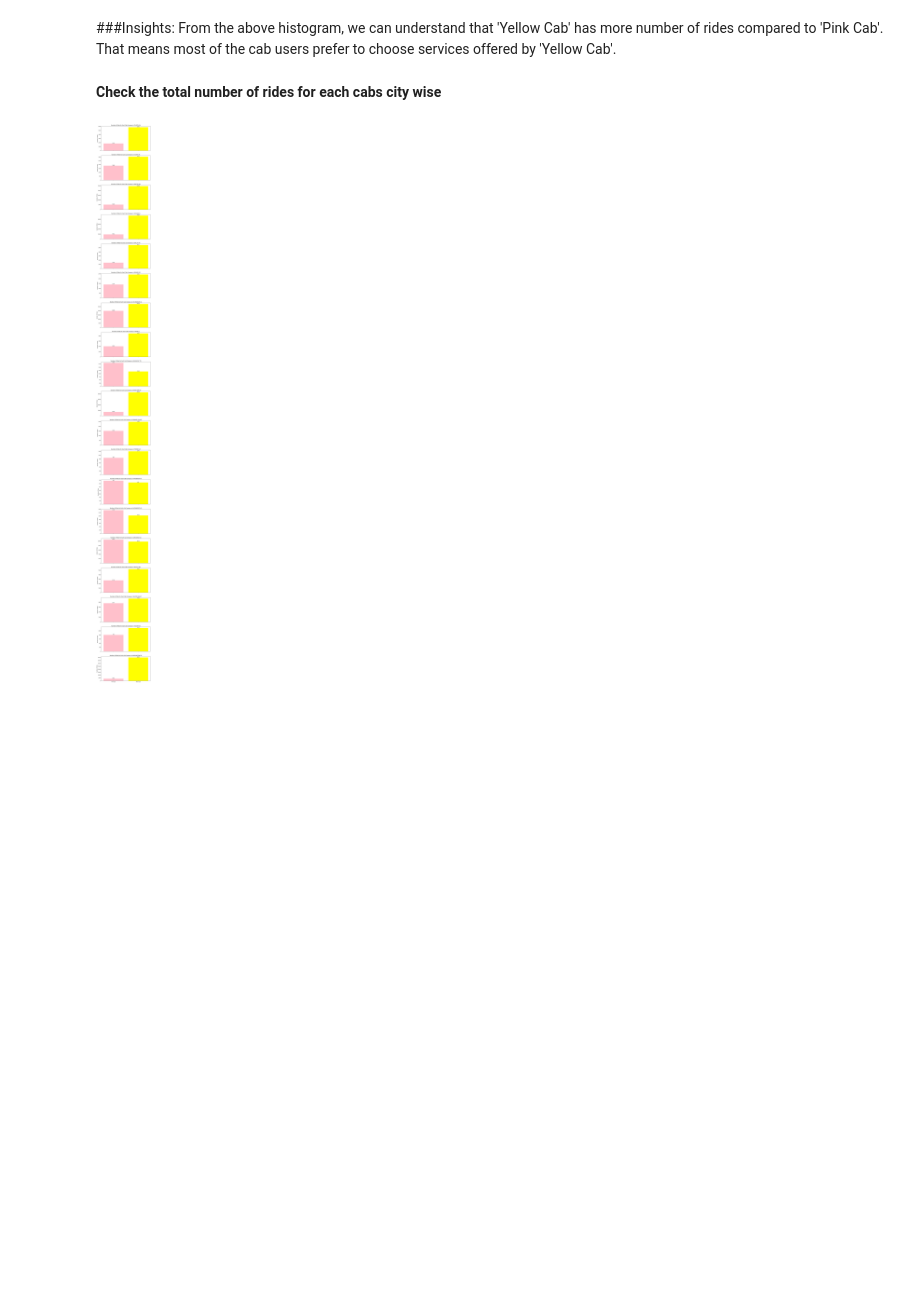
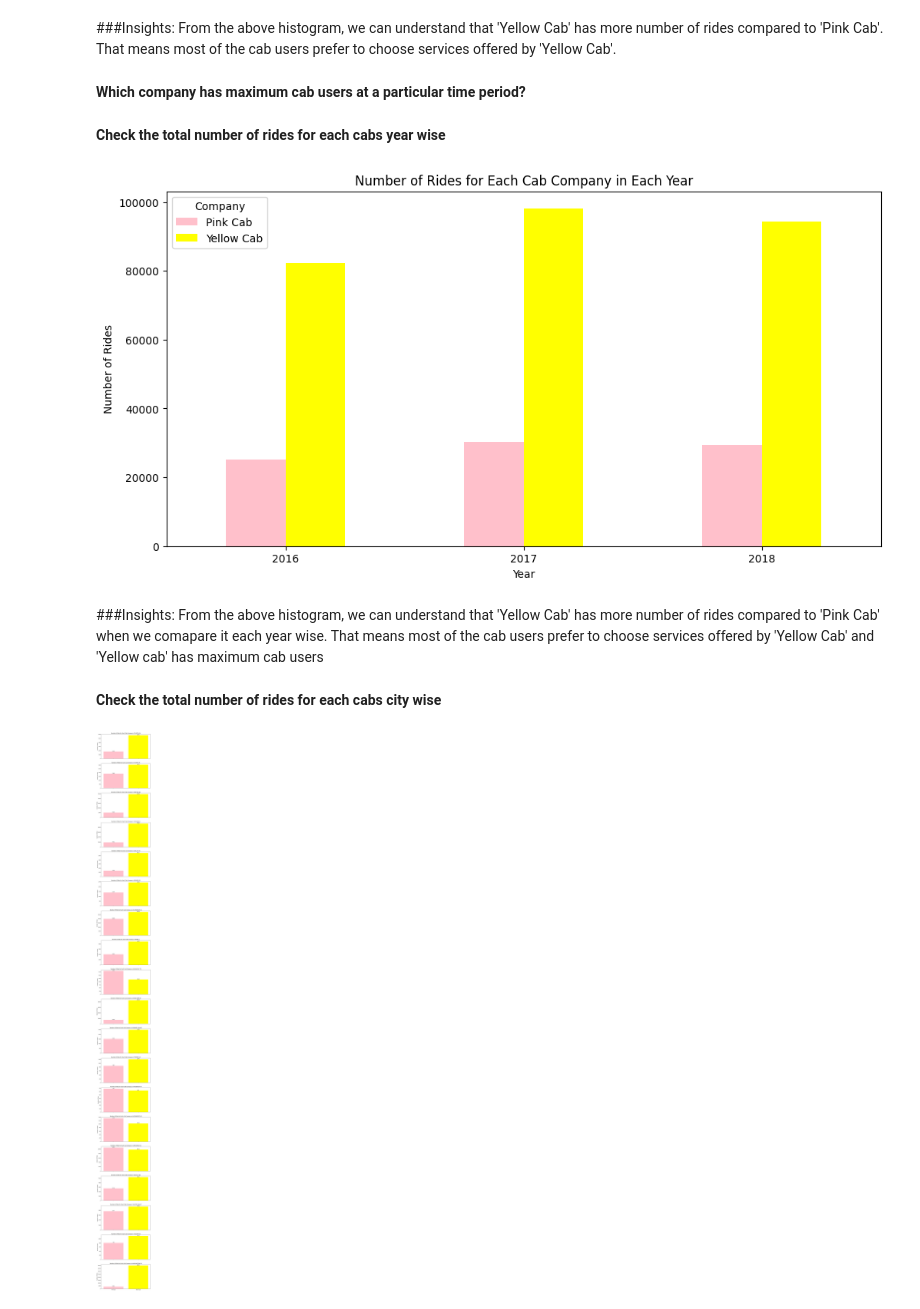
Before and after one commit to NazriJasmal/G2M-Insight-for-Cab-Investment-Firm, a Jupyter notebook: G2M_Insight_for_Cab_investment_firm.ipynb, the cells around one changed output. Drawn from its saved outputs; the diff is of its cells as text; code cells hidden in the pictures; blank space fills up the shorter version.

```diff
--- a/G2M_Insight_for_Cab_investment_firm.ipynb
+++ b/G2M_Insight_for_Cab_investment_firm.ipynb
@@ -274,6 +249,3 @@ The "Date of Travel" column does not contain current date values and does not pr
-# %%
-#The "Date of Travel" column does not contain current date values and does not provide meaningful information for my analysis, So I choose to remove this column from the dataset.
-final_cab_data = final_cab_data.drop('Date of Travel', axis=1)
 # %%
 # Check for missing values
 print(final_cab_data.isnull().sum())    #or this expression final_cab_data.isna().sum())
@@ -351,6 +324,39 @@ fig.show()
 ###Insights:
 From the above histogram, we can understand that 'Yellow Cab' has more number of rides compared to 'Pink Cab'.
 That means most of the cab users prefer to choose services offered by 'Yellow Cab'.
+# %% [markdown]
+**Which company has maximum cab users at a particular time period?**
+# %% [markdown]
+**Check the total number of rides for each cabs year wise**
+# %%
+# Extract the year from the 'Date of Travel' column with the correct date format
+final_cab_data['Date of Travel'] = pd.to_datetime(final_cab_data['Date of Travel'], format='%d/%m/%Y')
+
+# Extract the year from the 'Date of Travel' column
+final_cab_data['Year'] = pd.to_datetime(final_cab_data['Date of Travel']).dt.year
+
+# Group the data by 'Year' and 'Company' and count the number of rides
+ride_counts = final_cab_data.groupby(['Year', 'Company']).size().unstack(fill_value=0)
+
+# Define colors for the cab companies
+company_colors = {'Yellow Cab': 'yellow', 'Pink Cab': 'pink'}
+
+# Create a bar chart with specified colors
+ax = ride_counts.plot(kind='bar', figsize=(12, 6,), color=[company_colors[company] for company in ride_counts.columns])
+
+plt.xlabel('Year')
+plt.ylabel('Number of Rides')
+plt.title('Number of Rides for Each Cab Company in Each Year')
+plt.xticks(rotation=0)
+plt.legend(title='Company')
+
+plt.show()
+# %% [output]
+[figure, added]
+# %% [markdown]
+###Insights:
+From the above histogram, we can understand that 'Yellow Cab' has more number of rides compared to 'Pink Cab' when we comapare it each year wise.
+That means most of the cab users prefer to choose services offered by 'Yellow Cab' and 'Yellow cab' has maximum cab users
 # %% [markdown]
 **Check the total number of rides for each cabs city wise**
 # %%
```
Also changed, not shown: parts of 17 cells of this notebook.
